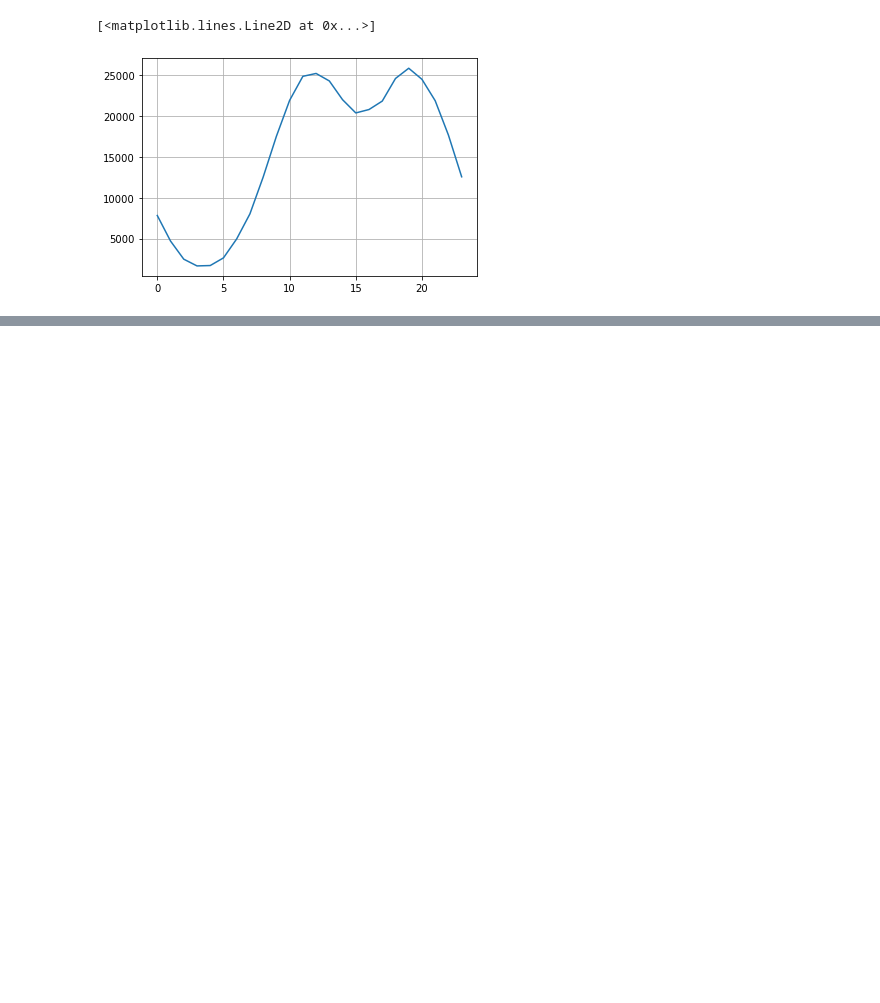
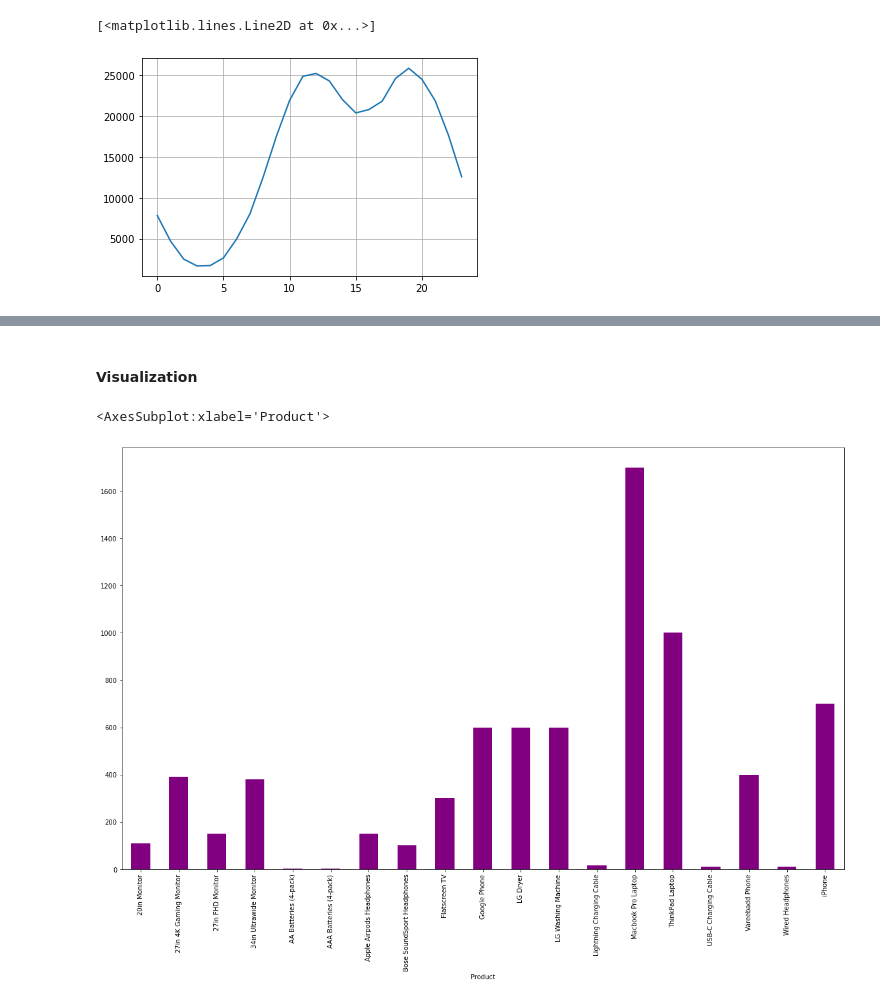
Before and after one commit to Omkar078/E-commerce-site-Sales-data-Analysis, a Jupyter notebook: E-commerce sales analysis .ipynb, the cells around one changed output, grey strips where cells are left out. Drawn from its saved outputs; the diff is of its cells as text; code cells hidden in the pictures; blank space fills up the shorter version.

```diff
--- a/E-commerce sales analysis .ipynb
+++ b/E-commerce sales analysis .ipynb
@@ -308,0 +350,3 @@ plt.plot(keys,hour)
+# %%
+ps_df = df.groupby('Product')['Price Each'].mean()
+ps_df
@@ -308,0 +371,7 @@ plt.plot(keys,hour)
+# %% [markdown]
+#### Visualization
+# %%
+ps_df.plot.bar(figsize = (20,12), color = 'Purple')
+# %% [output]
+<AxesSubplot:xlabel='Product'>
+[figure, added]
```
Also changed, not shown: parts of 9 cells of this notebook.
